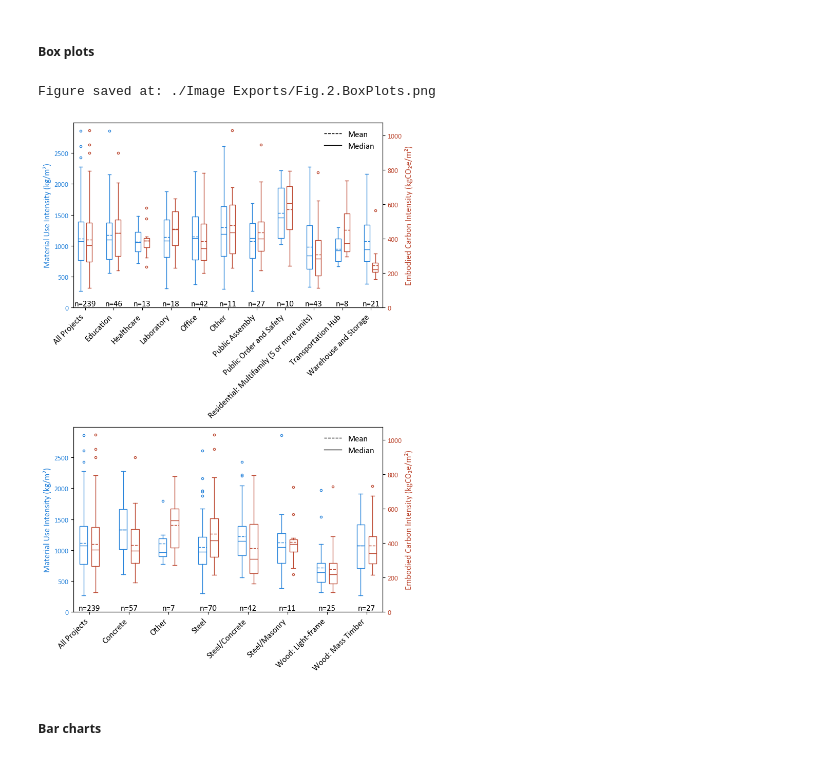
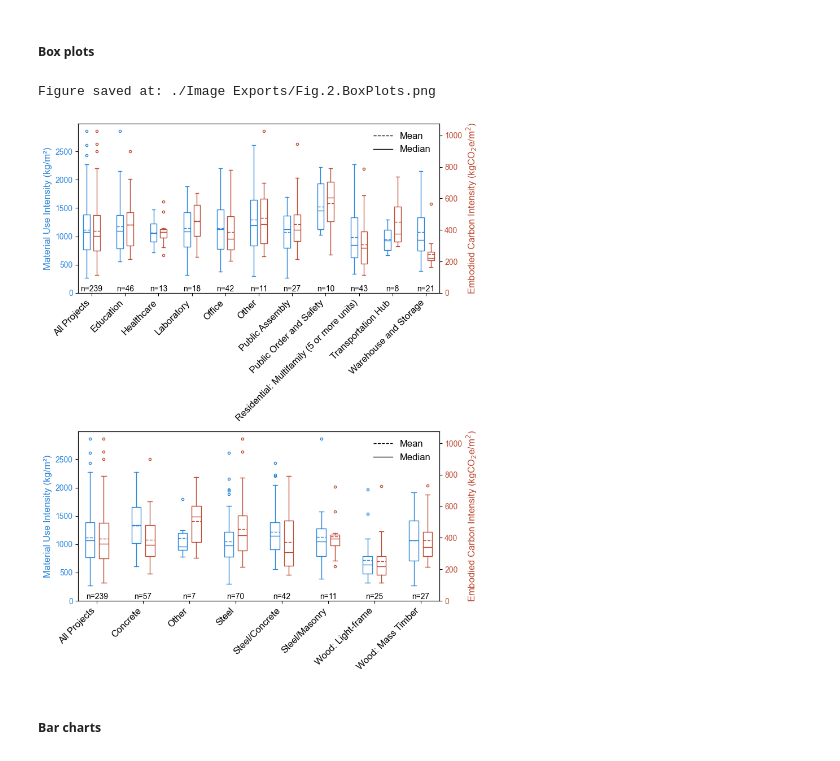
Before and after one commit to Life-Cycle-Lab/wblca-benchmark-v2-material-use-intensity, a Jupyter notebook: mui_eci_code_final.ipynb, the cells around one changed output. Saved outputs shown, nothing was run; the diff lists cells and outputs as text; code cells hidden in the pictures.

```diff
--- a/mui_eci_code_final.ipynb
+++ b/mui_eci_code_final.ipynb
@@ -39,7 +39,7 @@ from dash.dash_table.Format import Group
 import base64
 # %%
 # Set the default font family for all plots
-plt.rcParams['font.family'] = 'Calibri'  # Or any other font you prefer
+plt.rcParams['font.family'] = 'Arial'  # Or any other font you prefer
 # ['sans-serif'] was previously selected.
 # %% [markdown]
 ## Load and view datasets
@@ -709,7 +710,7 @@ n_cols = 2  # Two columns for better layout
 n_rows = (n_features // n_cols) + (n_features % n_cols > 0)  # Calculate required rows
 
 # Figure size
-fig, axes = plt.subplots(n_rows, n_cols, figsize=(10, 10))
+fig, axes = plt.subplots(n_rows, n_cols, figsize=(10, 13))
 axes = axes.flatten()  # Flatten for easy iteration
 
 # Define a single consistent grayscale color
@@ -822,7 +823,7 @@ def plot_custom_boxplot(ax, x_positions, material_data, gwp_data, labels, data_c
                     showfliers=True,
                     flierprops=dict(marker='o', markersize=3, markeredgecolor=eci_color))  # Control outliers here
 
-    ax2.set_ylabel('Embodied Carbon Intensity (kgCO₂e/m²)', color=eci_color, fontsize=12)
+    ax2.set_ylabel('Embodied Carbon Intensity (kgCO$_2$e/m$^2$)', color=eci_color, fontsize=12)
     ax2.tick_params(axis='y', labelcolor=eci_color)
     ax2.set_ylim(0)
 
@@ -834,7 +835,7 @@ def plot_custom_boxplot(ax, x_positions, material_data, gwp_data, labels, data_c
     # Data count annotations
     for i, label in enumerate(labels):
         ax.text(x_positions[i], 0.01 * ax.get_ylim()[1], f'n={data_counts[label]}',
-                ha='center', fontsize=12, color='black')
+                ha='center', fontsize=10, color='black')
 
 # --- Data Processing ---
 def preprocess_data(df, group_col):
@@ -869,39 +870,39 @@ material_data_str, gwp_data_str = preprocess_data(mui_eci_by_mat_group_str_sys_s
 unique_labels_str, material_plot_str, gwp_plot_str, data_counts_str = prepare_boxplot_data(material_data_str, gwp_data_str, 'str_sys_summary')
 
 # --- Plot Configuration ---
-fig, axes = plt.subplots(nrows=2, ncols=1, figsize=(7.5, 11))
+fig, axes = plt.subplots(nrows=2, ncols=1, figsize=(8, 10))
 
 # --- Building Use Plot ---
 x_positions_bldg = np.arange(len(unique_labels_bldg)) * 2.0
 plot_custom_boxplot(axes[0], x_positions_bldg, material_plot_bldg, gwp_plot_bldg, unique_labels_bldg, data_counts_bldg, "")
 
 # --- Structural System Plot ---
 x_positions_str = np.arange(len(unique_labels_str)) * 2.0
 plot_custom_boxplot(axes[1], x_positions_str, material_plot_str, gwp_plot_str, unique_labels_str, data_counts_str, "")
 
 # --- Legend ---
 legend_elements = [
     Line2D([0], [0], color='black', linestyle='--', linewidth=1, label='Mean'),
     Line2D([0], [0], color='black', linestyle='-', linewidth=1, label='Median')
 ]
 axes[0].legend(handles=legend_elements, loc='upper right', frameon=False, fontsize=12)
 axes[1].legend(handles=legend_elements, loc='upper right', frameon=False, fontsize=12)
 
 plt.tight_layout()
 
 # Define the directory and filename where you want to save the image
 save_path = "./Image Exports/Fig.2.BoxPlots.png"  # Change this to your desired directory
 
 # Save the figure with a high resolution
 fig.savefig(save_path, dpi=600, bbox_inches="tight")
 
 print(f"Figure saved at: {save_path}")
 
 # Show the plot
 plt.show()
 # %% [output]
 Figure saved at: ./Image Exports/Fig.2.BoxPlots.png
-[figure, old version]
+[figure, new version]
 # %% [markdown]
 ##### Bar charts
 # %%
```
Also changed, not shown: parts of 8 cells of this notebook.
